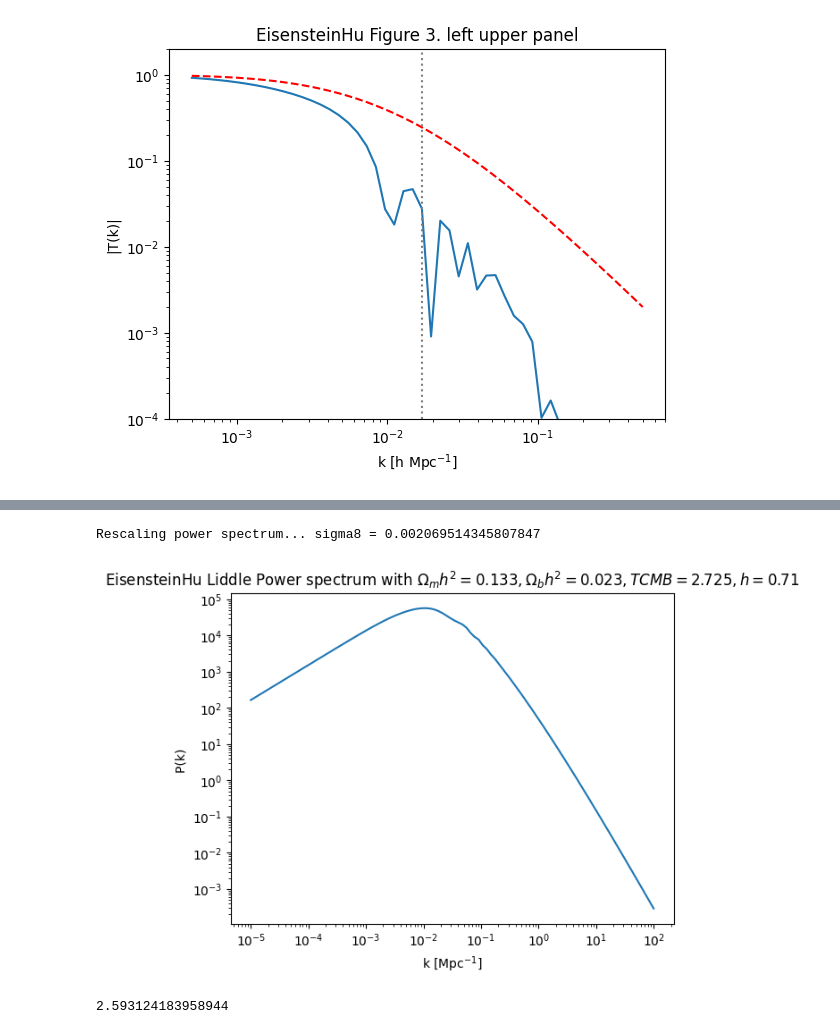
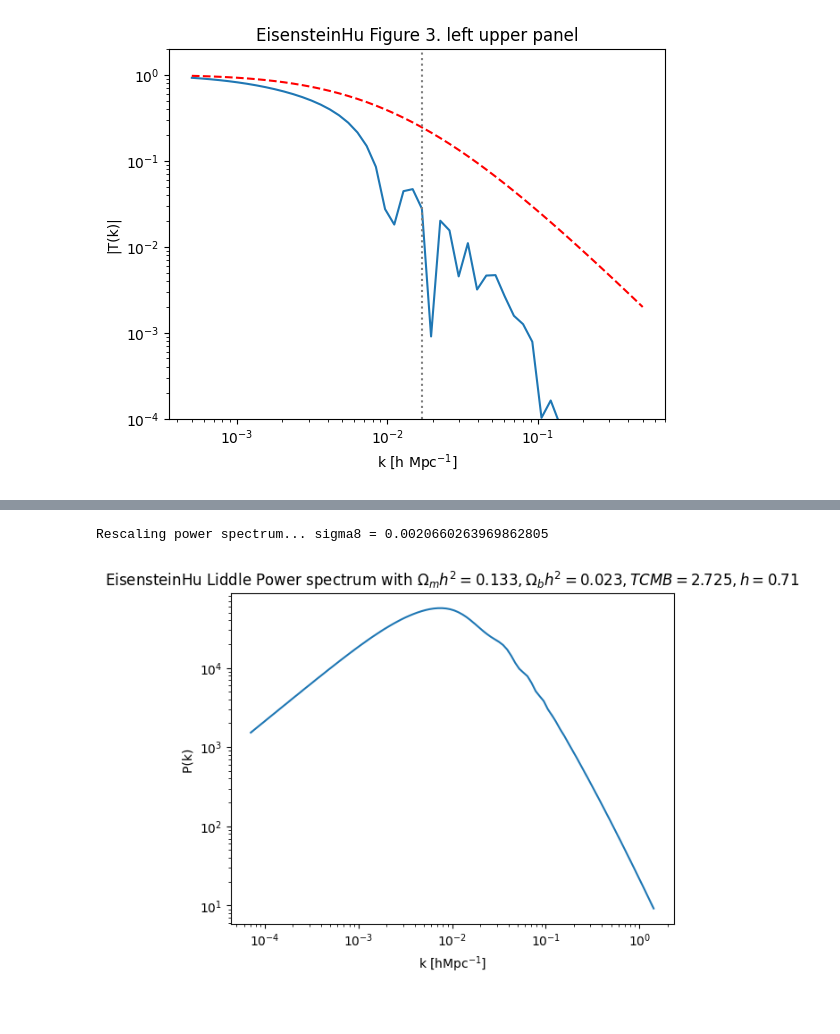
Before and after one commit to john1256/KASI_Ms, a Jupyter notebook: 2025/Field_research_2/Powerspec_devel.ipynb, the cells around one changed output, grey strips where cells are left out. Drawn from its saved outputs; the diff is of its cells as text; code cells hidden in the pictures.

```diff
--- a/2025/Field_research_2/Powerspec_devel.ipynb
+++ b/2025/Field_research_2/Powerspec_devel.ipynb
@@ -72,8 +116,10 @@ plt.show()
 # %%
-karr2 = np.logspace(-5,2,100)
+karr2 = np.logspace(-4,np.log10(2),100)
+kharr2 = karr2*pars2.h
 ps = pars2.Power_spectrum_0(karr2)
-plt.loglog(karr2, ps)
-plt.xlabel('k [Mpc$^{-1}$]')
+plt.loglog(kharr2, ps)
+plt.axvline(loc*pars2.h, color='r', linestyle='--', label=f'First Peak at k={loc:.3f} hMpc$^{{-1}}$')
+plt.xlabel('k [hMpc$^{-1}$]')
 plt.ylabel('P(k) ')
 plt.title(rf'EisensteinHu Power spectrum with $\Omega_mh^2 = {pars2.om0h2:.3f}, \Omega_bh^2 = {pars2.ombh2:.3f}, TCMB = {pars2.TCMB:.3f}, h = {pars2.h:.2f}$')
 plt.savefig('./figs/EH_Power_spectrum.png', dpi=300, bbox_inches='tight')
@@ -83,17 +129,26 @@ plt.show()
 # %%
 psliddle = pars2.Power_spectrum_liddle(1, karr2, rescale=True)
-plt.loglog(karr2, psliddle)
-plt.xlabel('k [Mpc$^{-1}$]')
+plt.loglog(kharr2, psliddle)
+plt.xlabel('k [hMpc$^{-1}$]')
 plt.ylabel('P(k) ')
 plt.title(rf'EisensteinHu Liddle Power spectrum with $\Omega_mh^2 = {pars2.om0h2:.3f}, \Omega_bh^2 = {pars2.ombh2:.3f}, TCMB = {pars2.TCMB:.3f}, h = {pars2.h:.2f}$')
 plt.savefig('./figs/EH_Power_spectrum_liddle.png', dpi=300, bbox_inches='tight')
 plt.show()
 # %% [output]
-Rescaling power spectrum... sigma8 = 0.002069514345807847
+Rescaling power spectrum... sigma8 = 0.0020660263969862805
-[figure, old version]
+[figure, new version]
 # %%
-om0 = 0.3
-D1 = 5/2 * (1/70 + 209*om0/140 - om0**2/140 + om0**(4/7))**-1
-D1
+pars_CAMB = camb.CAMBparams()
+H0 = pars2.h * 100
+pars_CAMB.set_cosmology(
+    ombh2 = pars2_params['ombh2'],
+    omch2 = pars2_params['omch2'],
+    H0 = H0,
+    TCMB=pars2_params['TCMB'],
+    omk=0.0,
+    mnu=0.0
+)
+pars_CAMB.set_dark_energy() #re-set defaults
+pars_CAMB.InitPower.set_params(As=pars2.As,ns=pars2.ns)
+pars_CAMB.set_matter_power(redshifts=[0], kmax=10)
+results = camb.get_results(pars_CAMB)
-# %% [output]
-2.593124183958944
```
Also changed, not shown: parts of 11 cells of this notebook, 6 other files.
